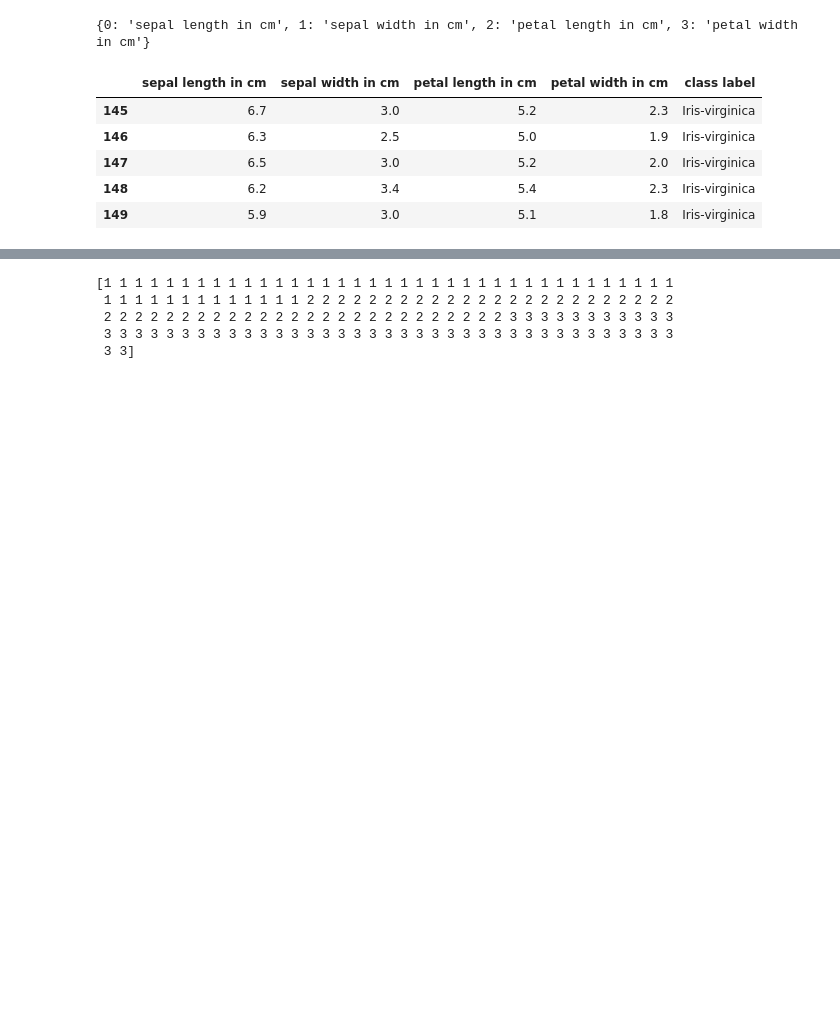
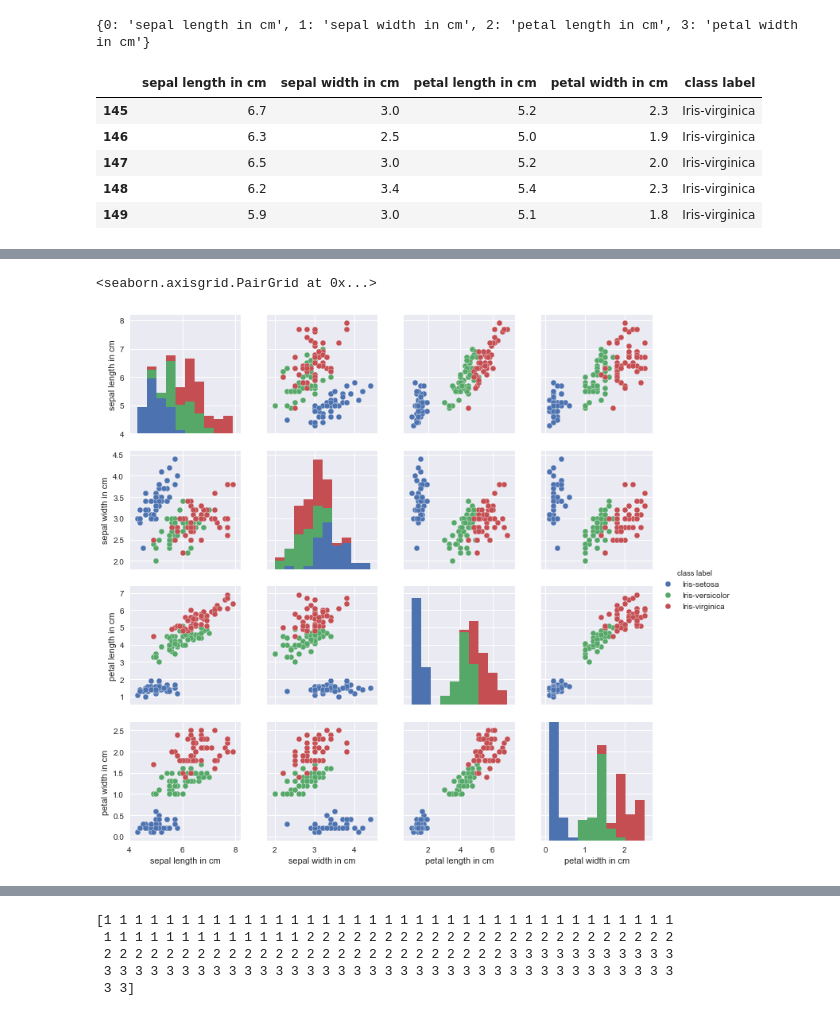
Before and after one commit to hsiaom26/DSFTA, a Jupyter notebook: Alg-LDA.ipynb, the cells around one changed output, grey strips where cells are left out. Cells and saved outputs as stored; diff of their text form; code cells hidden in the pictures; blank space fills up the shorter version.

```diff
--- a/Alg-LDA.ipynb
+++ b/Alg-LDA.ipynb
@@ -36,0 +63,6 @@ df.tail()
+# %%
+sb.pairplot(df, hue='class label')
+# Check if there is any outliers!!!
+# %% [output]
+<seaborn.axisgrid.PairGrid at 0x...>
+[figure, added]
```
Also changed, not shown: parts of 8 cells of this notebook, 1 other file.
